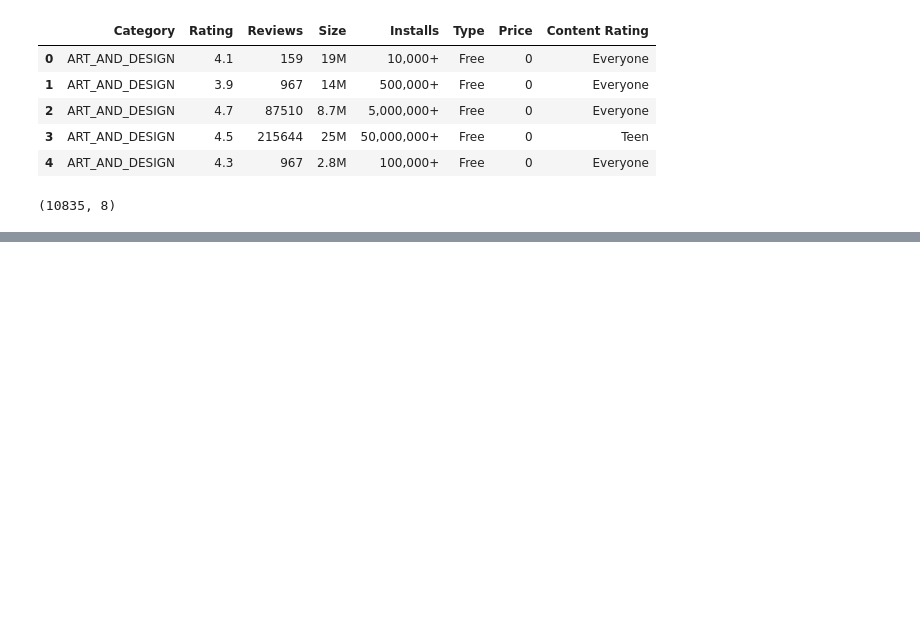
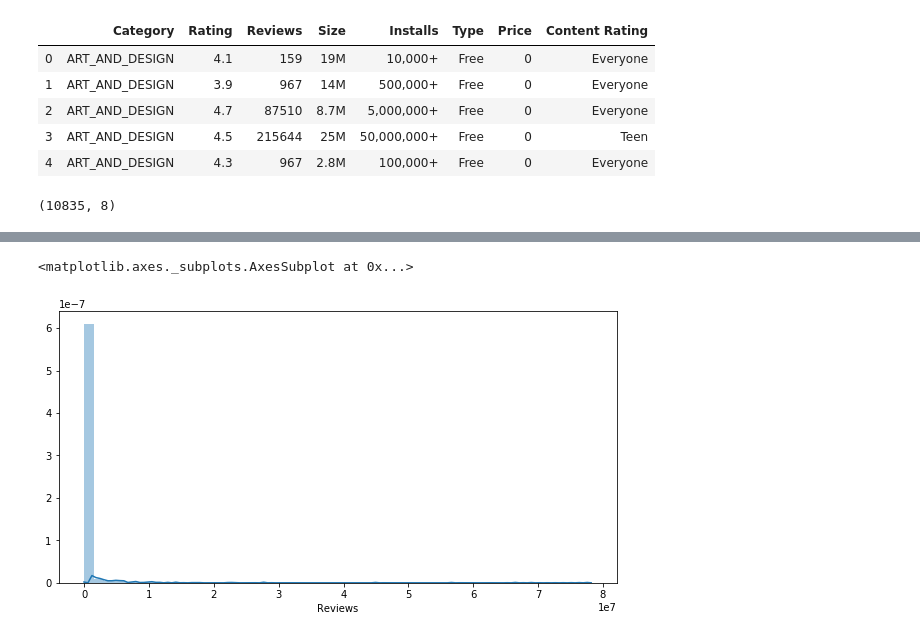
Before and after one commit to suhasmaddali/Google-Play-Store-Genre-Prediction, a Jupyter notebook: Google playstore genre prediction-2-3-3.ipynb, the cells around one changed output, grey strips where cells are left out. Drawn from its saved outputs; the diff is of its cells as text; code cells hidden in the pictures; blank space fills up the shorter version.

```diff
--- a/Google playstore genre prediction-2-3-3.ipynb
+++ b/Google playstore genre prediction-2-3-3.ipynb
@@ -327,0 +350,6 @@ df.shape
+# %%
+plt.figure(figsize = (10, 5))
+sns.distplot(df['Reviews'])
+# %% [output]
+<matplotlib.axes._subplots.AxesSubplot at 0x...>
+[figure, added]
```
Also changed, not shown: parts of 53 cells of this notebook.
